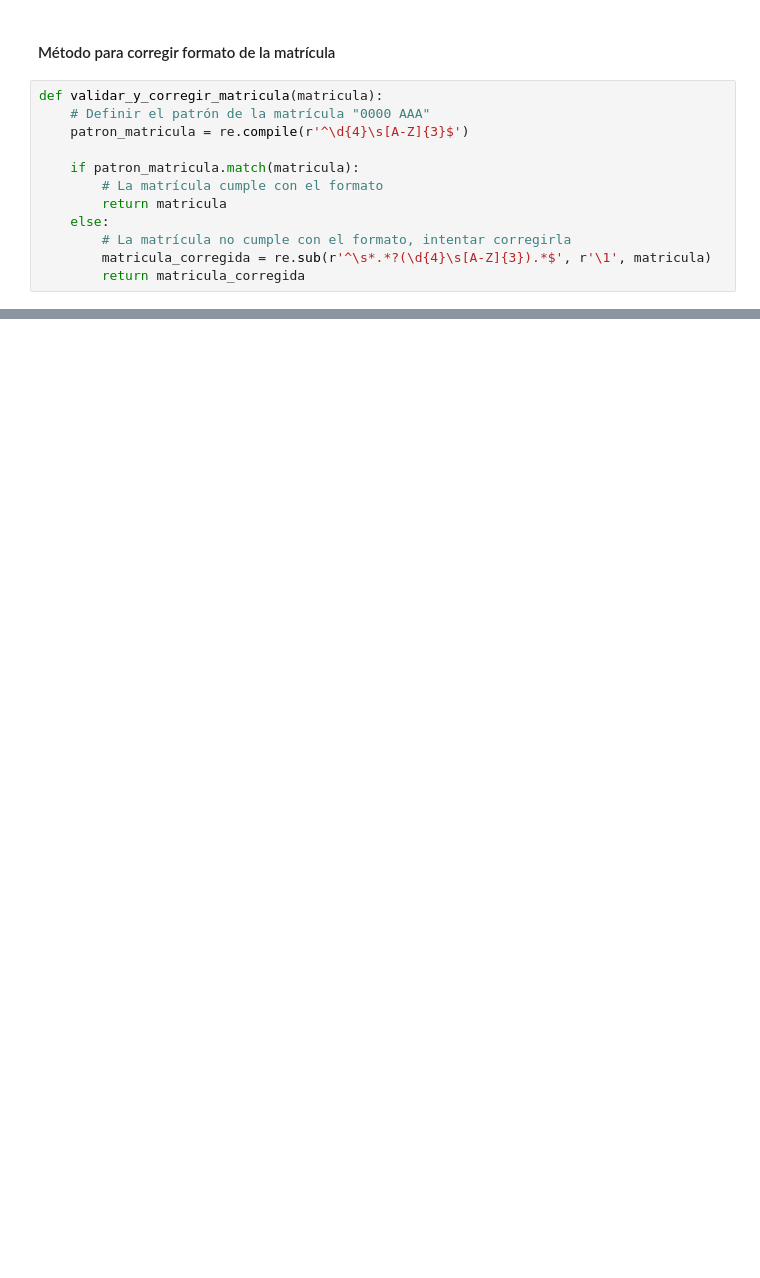
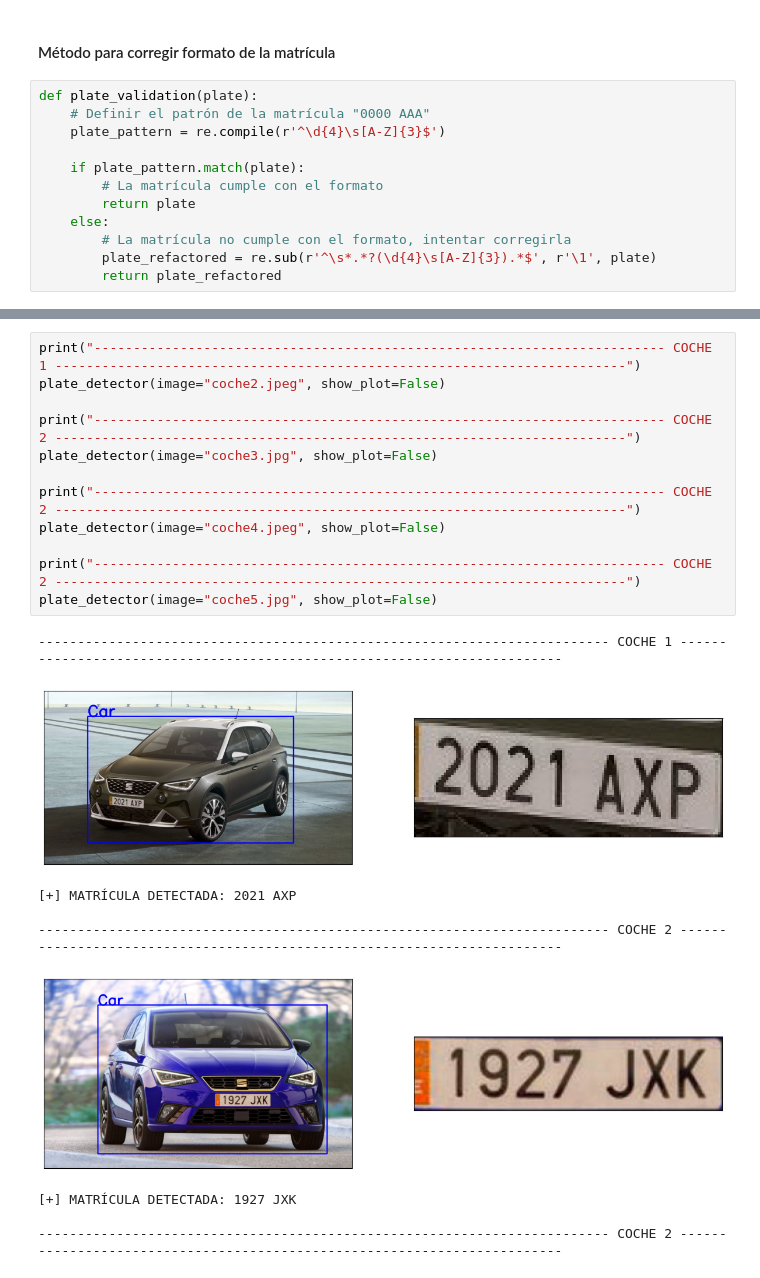
Before and after one commit to danibetzamora/VC, a Jupyter notebook: Práctica 5/Tarea 2.ipynb, the cells around one changed output, grey strips where cells are left out. Saved outputs shown, nothing was run; the diff lists cells and outputs as text; blank space fills up the shorter version.

```diff
--- a/Práctica 5/Tarea 2.ipynb
+++ b/Práctica 5/Tarea 2.ipynb
@@ -21,14 +23,14 @@ def plot_images(img1, img2, title1="", title2=""):
 # %% [markdown]
 #### Método para corregir formato de la matrícula
 # %%
-def validar_y_corregir_matricula(matricula):
+def plate_validation(plate):
     # Definir el patrón de la matrícula "0000 AAA"
-    patron_matricula = re.compile(r'^\d{4}\s[A-Z]{3}$')
+    plate_pattern = re.compile(r'^\d{4}\s[A-Z]{3}$')
 
-    if patron_matricula.match(matricula):
+    if plate_pattern.match(plate):
         # La matrícula cumple con el formato
-        return matricula
+        return plate
     else:
         # La matrícula no cumple con el formato, intentar corregirla
-        matricula_corregida = re.sub(r'^\s*.*?(\d{4}\s[A-Z]{3}).*$', r'\1', matricula)
-        return matricula_corregida
+        plate_refactored = re.sub(r'^\s*.*?(\d{4}\s[A-Z]{3}).*$', r'\1', plate)
+        return plate_refactored
@@ -122,0 +124,22 @@ Matrícula: 9645 LZG
+# %%
+print("------------------------------------------------------------------------- COCHE 1 -------------------------------------------------------------------------")
+plate_detector(image="coche2.jpeg", show_plot=False)
+
+print("------------------------------------------------------------------------- COCHE 2 -------------------------------------------------------------------------")
+plate_detector(image="coche3.jpg", show_plot=False)
+
+print("------------------------------------------------------------------------- COCHE 2 -------------------------------------------------------------------------")
+plate_detector(image="coche4.jpeg", show_plot=False)
+
+print("------------------------------------------------------------------------- COCHE 2 -------------------------------------------------------------------------")
+plate_detector(image="coche5.jpg", show_plot=False)
+# %% [output]
+------------------------------------------------------------------------- COCHE 1 -------------------------------------------------------------------------
+[figure, added]
+[+] MATRÍCULA DETECTADA: 2021 AXP
+
+------------------------------------------------------------------------- COCHE 2 -------------------------------------------------------------------------
+[figure, added]
+[+] MATRÍCULA DETECTADA: 1927 JXK
+
+------------------------------------------------------------------------- COCHE 2 -------------------------------------------------------------------------
```
Also changed, not shown: parts of 5 cells of this notebook, 13 other files.
